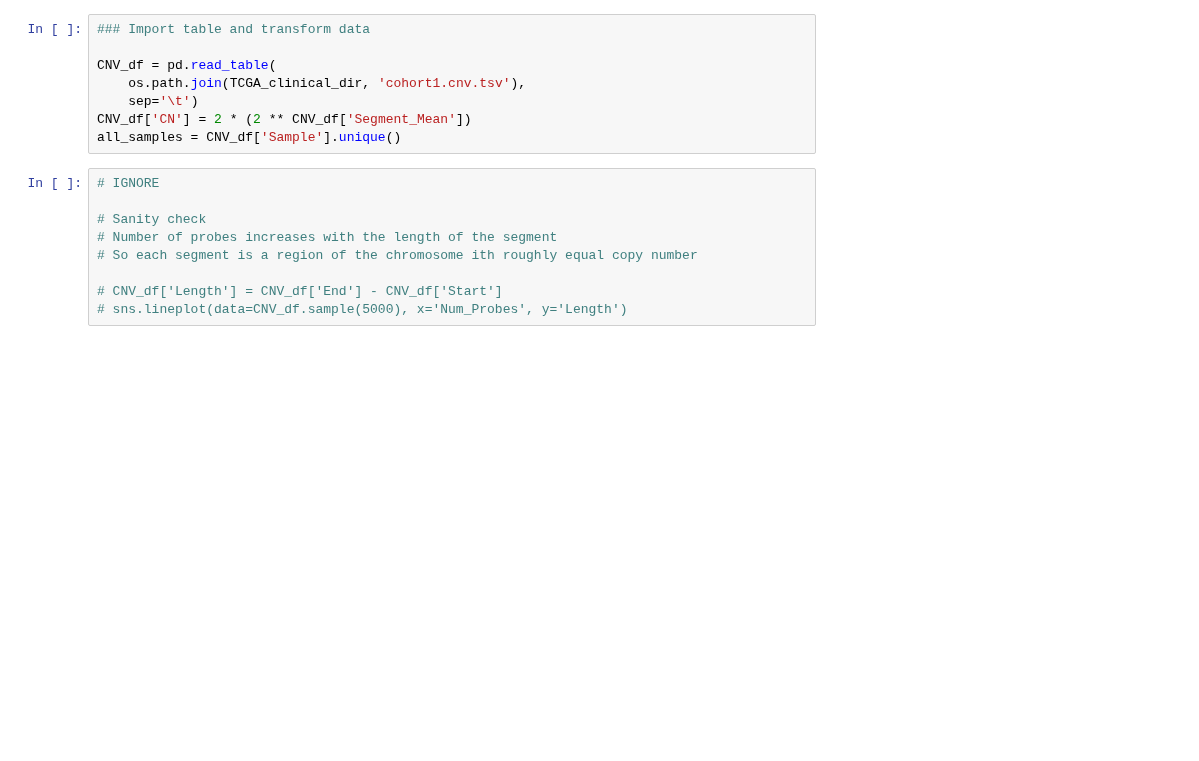
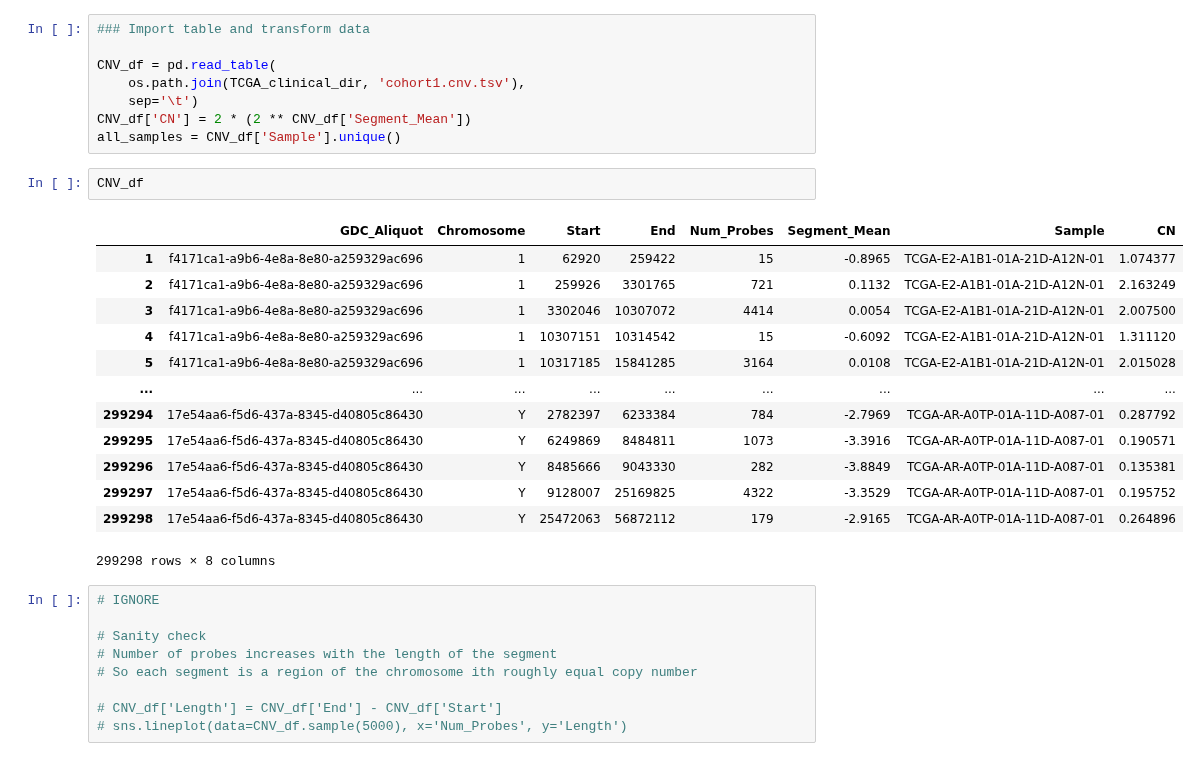
Before and after one commit to danmonyak/EpiClockInvasiveBRCA, a Jupyter notebook: Analysis/c_beta Analysis.ipynb, the cells around one changed output. Cells and saved outputs as stored; diff of their text form; blank space fills up the shorter version.

```diff
--- a/Analysis/c_beta Analysis.ipynb
+++ b/Analysis/c_beta Analysis.ipynb
@@ -161,6 +165,22 @@ CNV_df = pd.read_table(
     sep='\t')
 CNV_df['CN'] = 2 * (2 ** CNV_df['Segment_Mean'])
 all_samples = CNV_df['Sample'].unique()
+# %%
+CNV_df
+# %% [output]
+|  | GDC_Aliquot | Chromosome | Start | End | Num_Probes | Segment_Mean | Sample | CN |
+| 1 | f4171ca1-a9b6-4e8a-8e80-a259329ac696 | 1 | 62920 | 259422 | 15 | -0.8965 | TCGA-E2-A1B1-01A-21D-A12N-01 | 1.074377 |
+| 2 | f4171ca1-a9b6-4e8a-8e80-a259329ac696 | 1 | 259926 | 3301765 | 721 | 0.1132 | TCGA-E2-A1B1-01A-21D-A12N-01 | 2.163249 |
+| 3 | f4171ca1-a9b6-4e8a-8e80-a259329ac696 | 1 | 3302046 | 10307072 | 4414 | 0.0054 | TCGA-E2-A1B1-01A-21D-A12N-01 | 2.007500 |
+| 4 | f4171ca1-a9b6-4e8a-8e80-a259329ac696 | 1 | 10307151 | 10314542 | 15 | -0.6092 | TCGA-E2-A1B1-01A-21D-A12N-01 | 1.311120 |
+| 5 | f4171ca1-a9b6-4e8a-8e80-a259329ac696 | 1 | 10317185 | 15841285 | 3164 | 0.0108 | TCGA-E2-A1B1-01A-21D-A12N-01 | 2.015028 |
+| ... | ... | ... | ... | ... | ... | ... | ... | ... |
+| 299294 | 17e54aa6-f5d6-437a-8345-d40805c86430 | Y | 2782397 | 6233384 | 784 | -2.7969 | TCGA-AR-A0TP-01A-11D-A087-01 | 0.287792 |
+| 299295 | 17e54aa6-f5d6-437a-8345-d40805c86430 | Y | 6249869 | 8484811 | 1073 | -3.3916 | TCGA-AR-A0TP-01A-11D-A087-01 | 0.190571 |
+| 299296 | 17e54aa6-f5d6-437a-8345-d40805c86430 | Y | 8485666 | 9043330 | 282 | -3.8849 | TCGA-AR-A0TP-01A-11D-A087-01 | 0.135381 |
+| 299297 | 17e54aa6-f5d6-437a-8345-d40805c86430 | Y | 9128007 | 25169825 | 4322 | -3.3529 | TCGA-AR-A0TP-01A-11D-A087-01 | 0.195752 |
+| 299298 | 17e54aa6-f5d6-437a-8345-d40805c86430 | Y | 25472063 | 56872112 | 179 | -2.9165 | TCGA-AR-A0TP-01A-11D-A087-01 | 0.264896 |
+299298 rows × 8 columns
 # %%
 # IGNORE
 
```
Also changed, not shown: parts of 12 cells of this notebook, 4 other files.
